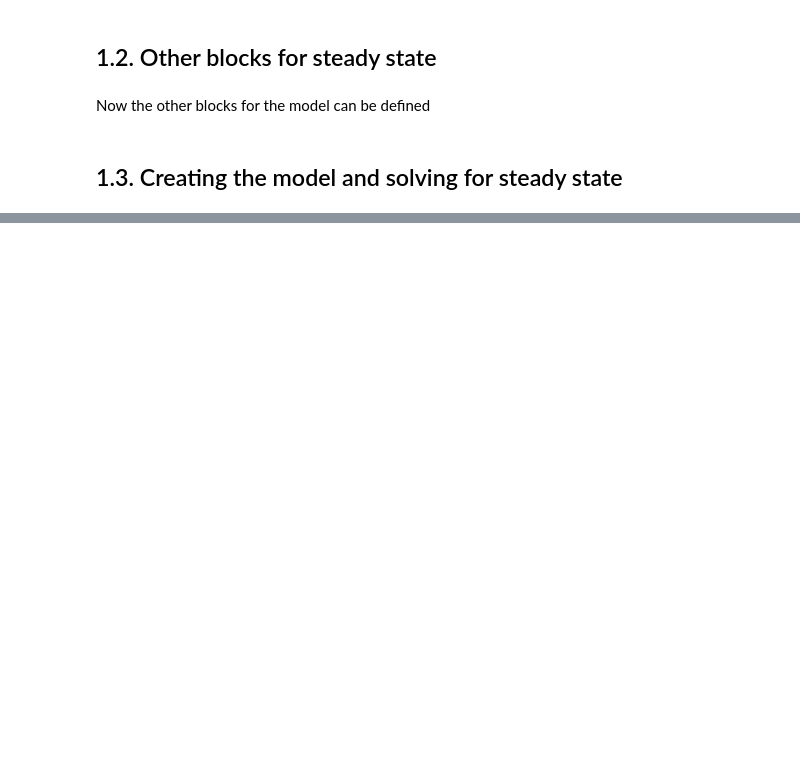
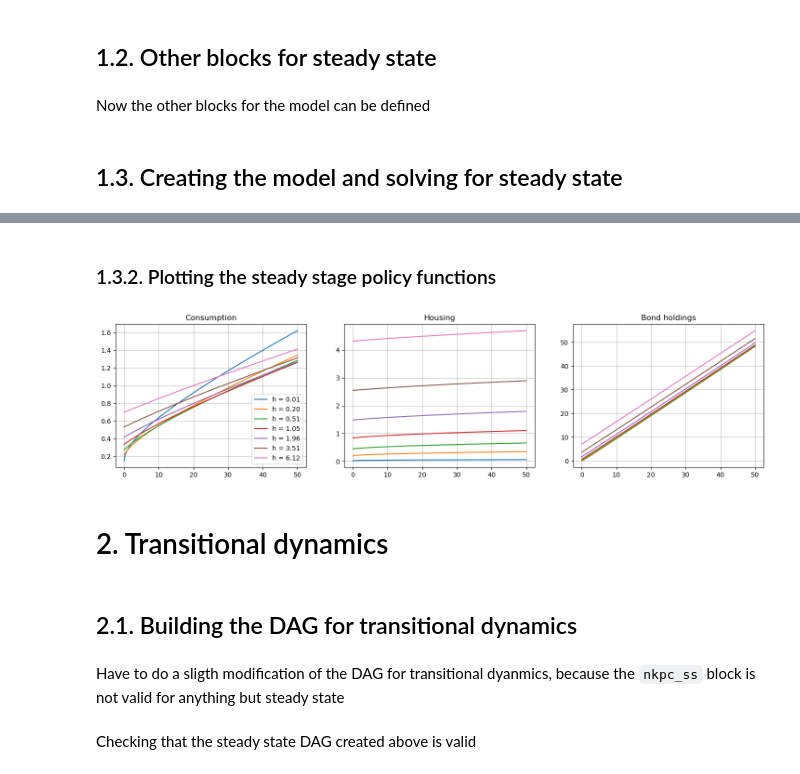
Before and after one commit to thom364e/sequence-jacobian, a Jupyter notebook: notebooks/housing_main_v2.ipynb, the cells around one changed output, grey strips where cells are left out. Drawn from its saved outputs; the diff is of its cells as text; code cells hidden in the pictures; blank space fills up the shorter version.

```diff
--- a/notebooks/housing_main_v2.ipynb
+++ b/notebooks/housing_main_v2.ipynb
@@ -69,10 +73,11 @@ print(f'Micro outputs: {hh1.internals}')
 Now the other blocks for the model can be defined
 # %%
 @simple
-def firm(Y, w, Z, pi, mu, kappa):
-    N = Y / Z
+def firm(N, w, Z, pi, mu, kappa):
+    # N = Y / Z
+    Y = Z * N
     Div = Y - w * N - mu/(mu-1)/(2*kappa) * (1+pi).apply(np.log)**2 * Y
-    return N, Div
+    return Y, Div
 
 @simple
 def monetary(pi, rstar, phi):
@@ -90,8 +95,8 @@ def wage_res(C_BHAT, H_BHAT, N, varphi, nu, theta, sigma, w):
     return wage_res
 
 @simple
-def mkt_clearing(B_BHAT, C_BHAT, Y, BBAR, pi, mu, kappa, HBAR, H_BHAT, CHI, qh_lag):
-    asset_mkt = B_BHAT - BBAR - qh_lag*HBAR
+def mkt_clearing(B_BHAT, C_BHAT, Y, BBAR, pi, mu, kappa, HBAR, H_BHAT, CHI, qh_lag, gamma):
+    asset_mkt = BBAR + gamma*qh_lag*H_BHAT - B_BHAT
     goods_mkt = Y - C_BHAT - mu/(mu-1)/(2*kappa) * (1+pi).apply(np.log)**2 * Y - CHI
     house_mkt = HBAR - H_BHAT
     return asset_mkt, goods_mkt, house_mkt
@@ -118,11 +127,15 @@ print(f"Outputs: {hank_ss.outputs}")
 # %%
-calibration = {'gamma': 0.8, 'theta': 0.7, 'sigma': 2.0, 'alpha': 1.0, 'bmax': 50,
+import warnings
+warnings.simplefilter('always', RuntimeWarning)
+
+calibration = {'gamma': 0.8, 'theta': 0.89, 'sigma': 2.5, 'alpha': 1.5, 'bmax': 50,
                'hmax': 10, 'kmax': 1, 'nB': 50, 'nH': 70, 'nK': 50, 'nZ': 3,
-               'rho_z': 0.966, 'sigma_z': 0.92, 'Y': 1.0, 'Z': 1.0, 'pi': 0.0, 'mu': 1.2,
-                'kappa': 0.1, 'rstar': 0.005, 'phi': 1.5, 'nu': 1.0, 'BBAR': 2.0, 'HBAR': 1.0}
+               'rho_z': 0.966, 'sigma_z': 0.92, 'N': 1.0, 'Z': 1.0, 'pi': 0.0, 'mu': 1.2,
+                'kappa': 0.1, 'rstar': 0.005, 'phi': 1.5, 'nu': 2.0, 'BBAR': 2.0, 'HBAR': 1.0}
 
 # Calibrated parameters: beta (for goods market clearing), qh (for house market clearing), phi (for the wage schedule), w (for the Philips curve)
-unknowns_ss = {'beta': 0.986, 'varphi': 0.8, 'qh': 5.5}
+unknowns_ss = {'beta': 0.986, 'varphi': 0.8, 'qh': 5.0}
 targets_ss = {'goods_mkt': 0, 'wage_res': 0, 'house_mkt': 0}
 
 ss0 = hank_ss.solve_steady_state(calibration, unknowns_ss, targets_ss, solver="hybr")
+ss =  hank_ss.steady_state(ss0)
@@ -128,0 +170,28 @@ ss0 = hank_ss.solve_steady_state(calibration, unknowns_ss, targets_ss, solver="h
+# %% [markdown]
+### 1.3.2. Plotting the steady stage policy functions
+# %%
+fig = plt.figure(figsize=(18, 4))
+ax = fig.add_subplot(1,3,1)
+ax2 = fig.add_subplot(1,3,2)
+ax3 = fig.add_subplot(1,3,3)
+
+z_point = 0
+for i_h in range(0, calibration['nH'], 10):
+    ax.plot(ss.internals['hh_housecons']['b_bhat_grid'], ss.internals['hh_housecons']['c_bhat'][z_point,:, i_h], label=f'h = {ss.internals["hh_housecons"]["h_bhat_grid"][i_h]:.2f}')
+    ax2.plot(ss.internals['hh_housecons']['b_bhat_grid'], ss.internals['hh_housecons']['h_bhat'][z_point,:, i_h])
+    ax3.plot(ss.internals['hh_housecons']['b_bhat_grid'], ss.internals['hh_housecons']['b_bhat'][z_point,:, i_h])
+
+ax.legend()
+ax.set_title('Consumption')
+ax2.set_title('Housing')
+ax3.set_title('Bond holdings')
+
+plt.show()
+# %% [output]
+[figure, added]
+# %% [markdown]
+# 2. Transitional dynamics
+# %% [markdown]
+## 2.1. Building the DAG for transitional dynamics
+# %% [markdown]
+Have to do a sligth modification of the DAG for transitional dyanmics, because the `nkpc_ss` block is not valid for anything but steady state
@@ -128,0 +207,2 @@ ss0 = hank_ss.solve_steady_state(calibration, unknowns_ss, targets_ss, solver="h
+# %% [markdown]
+Checking that the steady state DAG created above is valid
```
Also changed, not shown: parts of 12 cells of this notebook, 1 other file.
